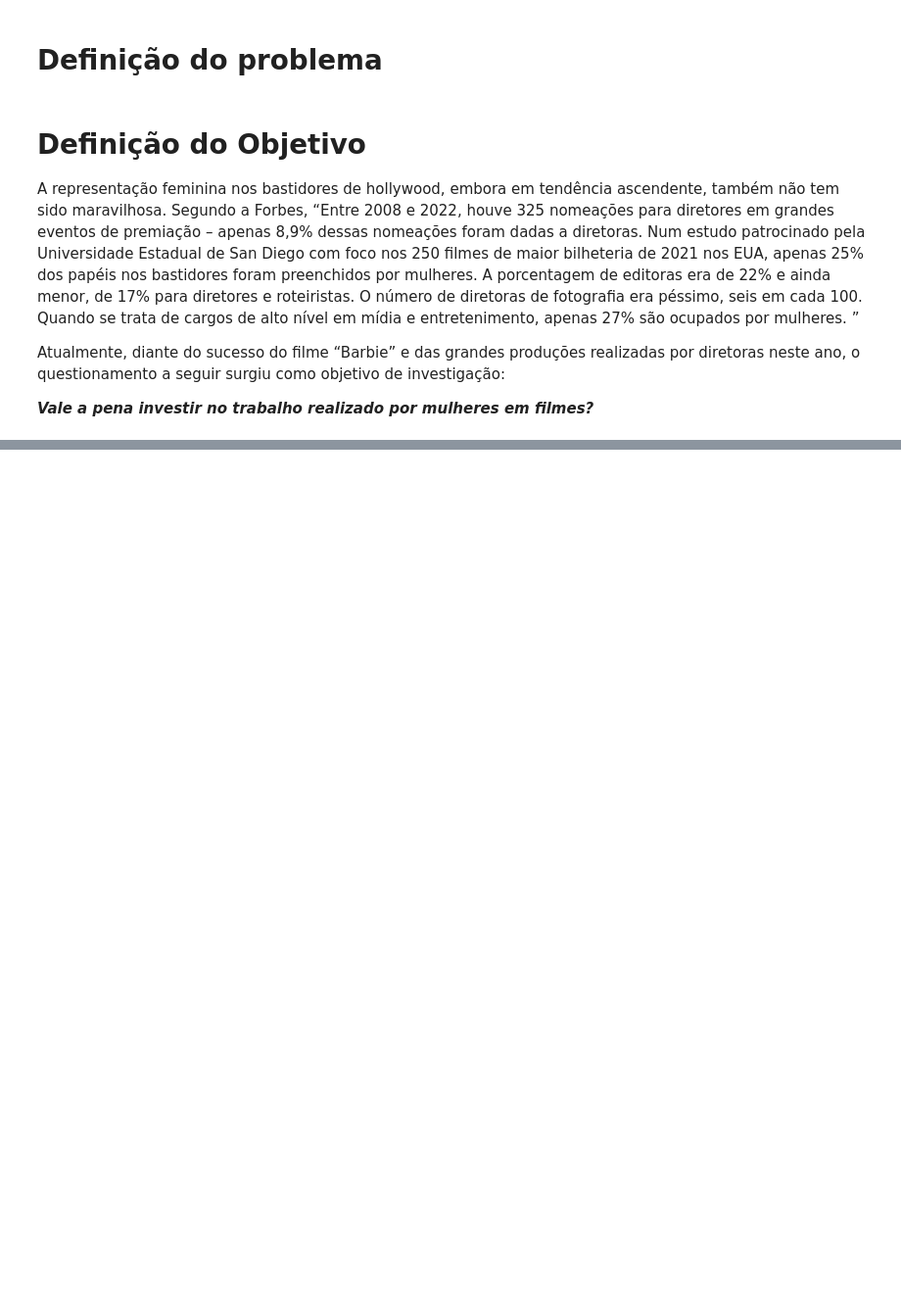
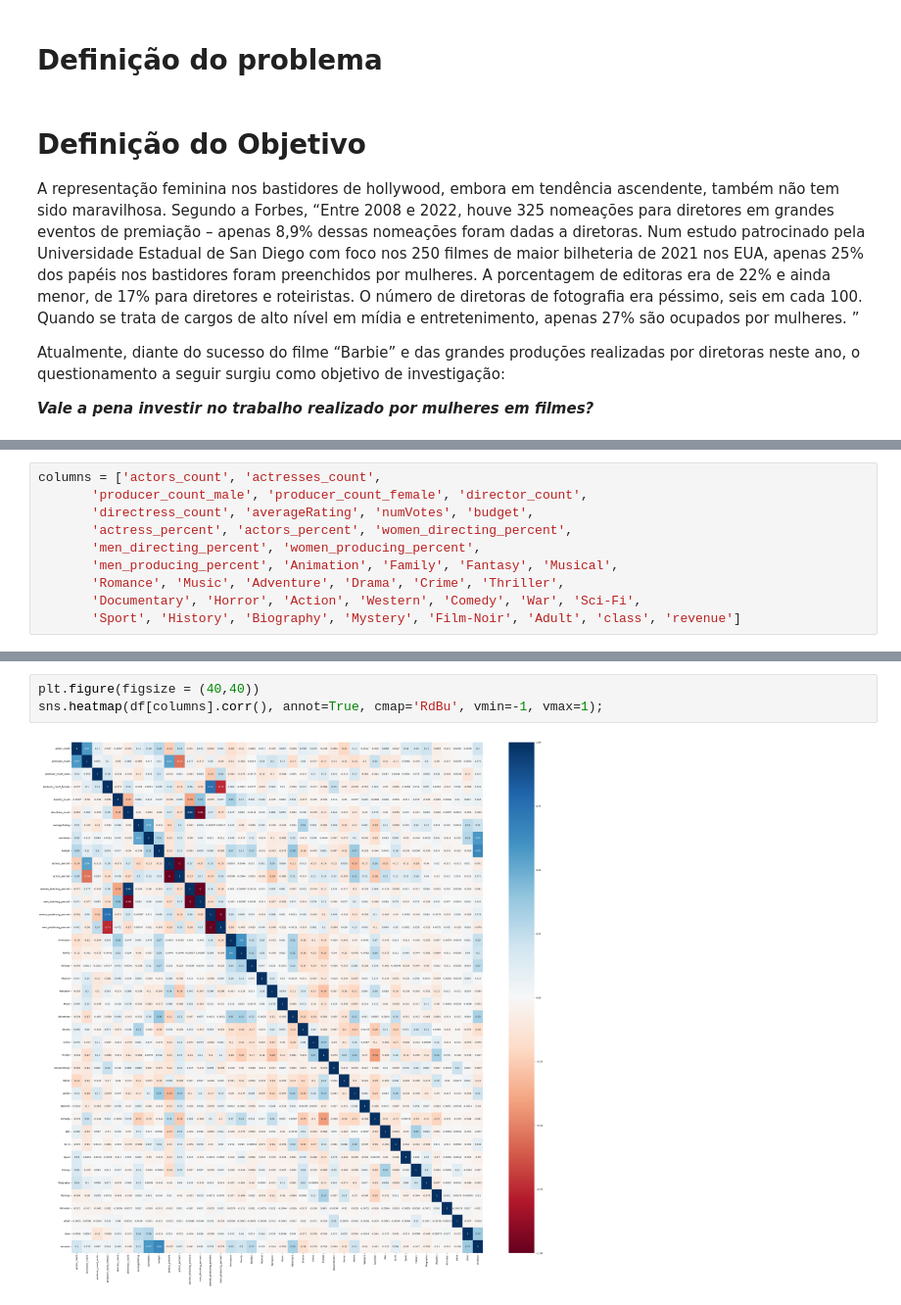
Before and after one commit to anakrol72/machine_learning, a Jupyter notebook: Sprint_3_MVP_filmes.ipynb, the cells around one changed output, grey strips where cells are left out. Shown at 98% size. Cells and saved outputs as stored; diff of their text form; blank space fills up the shorter version.

```diff
--- a/Sprint_3_MVP_filmes.ipynb
+++ b/Sprint_3_MVP_filmes.ipynb
@@ -116,0 +146,10 @@ Index(['title', 'year', 'actors_count', 'actresses_count',
+# %%
+columns = ['actors_count', 'actresses_count',
+       'producer_count_male', 'producer_count_female', 'director_count',
+       'directress_count', 'averageRating', 'numVotes', 'budget',
+       'actress_percent', 'actors_percent', 'women_directing_percent',
+       'men_directing_percent', 'women_producing_percent',
+       'men_producing_percent', 'Animation', 'Family', 'Fantasy', 'Musical',
+       'Romance', 'Music', 'Adventure', 'Drama', 'Crime', 'Thriller',
+       'Documentary', 'Horror', 'Action', 'Western', 'Comedy', 'War', 'Sci-Fi',
+       'Sport', 'History', 'Biography', 'Mystery', 'Film-Noir', 'Adult', 'class', 'revenue']
@@ -116,0 +164,5 @@ Index(['title', 'year', 'actors_count', 'actresses_count',
+# %%
+plt.figure(figsize = (40,40))
+sns.heatmap(df[columns].corr(), annot=True, cmap='RdBu', vmin=-1, vmax=1);
+# %% [output]
+[figure, added]
```
Also changed, not shown: parts of 89 cells of this notebook.
